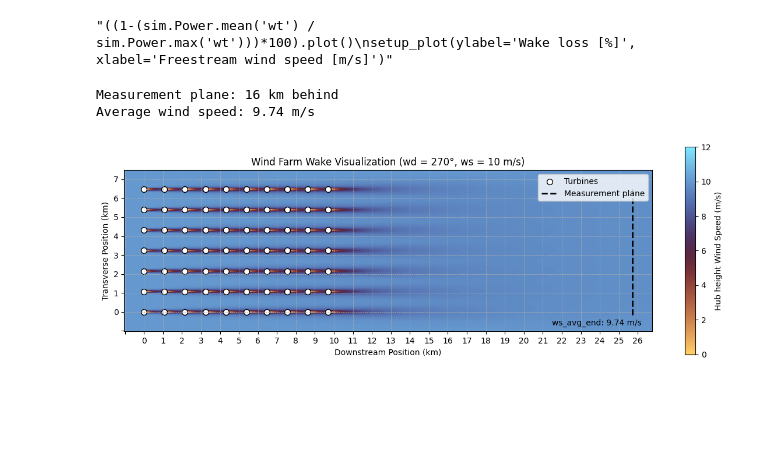
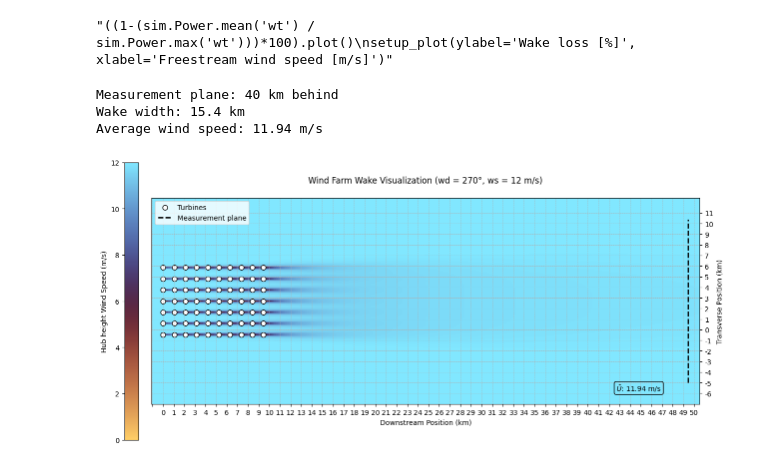
Before and after one commit to marcinsadowy/WTABL, a Jupyter notebook: TurbOPark.ipynb, the cells around one changed output. Drawn from its saved outputs; the diff is of its cells as text; code cells hidden in the pictures; blank space fills up the shorter version.

Commit message:
w_avg_meas regnet rigtigt, forsøger Gauss fit af park wake

```diff
--- a/TurbOPark.ipynb
+++ b/TurbOPark.ipynb
@@ -15,11 +15,11 @@ from py_wake.site._site import UniformSite
 from py_wake.site.shear import PowerShear
 from py_wake.utils.plotting import setup_plot
 # %%
-D = 154 # Rotor diameter
+D = 150 # Rotor diameter
 s = 7 # Turbine spacing
 zh = 106 # Hub height
-ws = 10 # Wind speed
-km_behind = 16 # Downstream measurement distance
+ws = 12 # Wind speed
+km_behind = 40 # Downstream measurement distance
 x_turb_no = 10
 y_turb_no = 7
 
@@ -58,77 +58,94 @@ setup_plot(xlabel='Wind speed [m/s]', ylabel='Thrust coefficient [-]', title='Th
 "for t in [0,1]:\n    plt.plot(u,wts.ct(u, type=t), label=wts.name(t))\nsetup_plot(xlabel='Wind speed [m/s]', ylabel='Thrust coefficient [-]', title='Thrust curve')"
 # %%
 u0 = [6, 7, 8, 9, 10, 11, 12, 13, 14] # [m/s]
+u0 = 10
 wd = 270 # [deg]
 ti0 = [0.09, 0.1, 0.11, 0.12, 0.14, 0.15, 0.16, 0.17, 0.18] # [-]
+ti0 = np.mean(ti0)
 
 y, x = [v.flatten() for v in np.meshgrid(np.arange(y_turb_no) * D * s, np.arange(x_turb_no) * D * s)]
 #wt1.plot(x, y)
 # %%
 site = UniformSite(shear=PowerShear(h_ref=zh, alpha=.1))
 wfm = PropagateDownwind(site, wt1, wake_deficitModel=BastankhahGaussianDeficit(use_effective_ws=True), superpositionModel=LinearSum())
-sim = wfm(x, y, ws=u0, wd=wd, TI=ti0)
+sim = wfm(x, y, ws=ws, wd=wd, TI=ti0)
 # %%
 '''((1-(sim.Power.mean('wt') / sim.Power.max('wt')))*100).plot()
 setup_plot(ylabel='Wake loss [%]', xlabel='Freestream wind speed [m/s]')'''
 # %% [output]
 "((1-(sim.Power.mean('wt') / sim.Power.max('wt')))*100).plot()\nsetup_plot(ylabel='Wake loss [%]', xlabel='Freestream wind speed [m/s]')"
 # %%
-x_end = max(x) + km_behind*1000
+x_meas = max(x) + km_behind*1000 # Measurement dist. after farm
 
-y_end = np.linspace(min(y)-D/2, max(y)+D/2, max(y)+D, endpoint=False)
+w_meas = 10000 # Measurement width after farm
 
-zh = wt1.hub_height()
+y_meas = np.linspace(min(y)-w_meas, max(y)+w_meas, max(y)+2*w_meas, endpoint=False) # y-values at x_end
 
-ws_end = np.squeeze(
-    sim.flow_map(Points(x=x_end * np.ones_like(y_end),
-                        y=y_end,
-                        h=zh * np.ones_like(y_end)))).WS_eff.values
+zh = wt1.hub_height() # wt hub height
 
-ws_avg_end = np.mean(ws_end)
+# Wind speed at all y-values
+ws_meas = np.squeeze(
+    sim.flow_map(Points(x=x_meas * np.ones_like(y_meas),
+                        y=y_meas,
+                        h=zh * np.ones_like(y_meas)))).WS_eff.values
+
+# Wake width
+y_wake = y_meas[np.round(ws_meas, 3) != ws]
+w_wake = max(y_wake) - min(y_wake)
+
+ext = abs(min(y_wake)) + 1000 # Distance to extend flowmap and axes by
+
+# Mean wind speed at x_end
+ws_avg_meas = np.mean(ws_meas[np.argmin(y_wake): np.argmax(y_wake)])
 
 print(f"Measurement plane: {km_behind} km behind")
-print(f"Average wind speed: {ws_avg_end:.2f} m/s")
+print(f'Wake width: {w_wake/1000:.1f} km')
+print(f"Average wind speed: {ws_avg_meas:.2f} m/s")
 # %% [output]
-Measurement plane: 16 km behind
-Average wind speed: 9.74 m/s
+Measurement plane: 40 km behind
+Wake width: 15.4 km
+Average wind speed: 11.94 m/s
 # %%
 # --- Wake Visualization ---
-fig, ax = plt.subplots(figsize=(12, 4))
+fig, ax = plt.subplots(figsize=(14, 6))
 
 # Compute the flow map and grid
-flow_map_grid = HorizontalGrid(x=np.linspace(min(x)-1000, max(x)+(km_behind+1)*1000, 300), y=np.linspace(min(y)-1000, max(y)+1000, 300))
+flow_map_grid = HorizontalGrid(x=np.linspace(min(x)-1000, max(x)+(km_behind+1)*1000, 300), y=np.linspace(min(y)-1000-ext, max(y)+1000+ext, 300))
 flow_map = sim.flow_map(grid=flow_map_grid)
 wake_map = flow_map.sel(wd=wd, ws=ws, method="nearest")
 vmin, vmax = 0, 12
 
-wake_map.WS_eff.plot(ax=ax, cmap="managua", vmin=vmin, vmax=vmax, cbar_kwargs={'label': 'Hub height Wind Speed (m/s)'})
+wake_map.WS_eff.plot(ax=ax, cmap="managua", vmin=vmin, vmax=vmax, cbar_kwargs={'label': 'Hub height Wind Speed (m/s)', 'location': 'left', "pad": 0.02})
 
 # Plot turbine positions
 ax.scatter(x, y, color="white", marker="o", s=50, label="Turbines", edgecolor="black", linewidth=1)
-ax.vlines(x=x_end, ymin=min(y)-1*D, ymax=max(y)+1*D, color='black', linestyle='--', linewidth=2, label="Measurement plane")
-ax.set_title("Wind Farm Wake Visualization (wd = " + str(wd) + "°, ws = " + str(ws) + " m/s)")
+ax.vlines(x=x_meas, ymin=min(y_wake), ymax=max(y_wake), color='black', linestyle='--', linewidth=2, label="Measurement plane")
+ax.set_title("\nWind Farm Wake Visualization (wd = " + str(wd) + "°, ws = " + str(ws) + " m/s)\n")
 ax.set_xlabel("Downstream Position (km)")
 ax.set_ylabel("Transverse Position (km)")
 ax.set_aspect('equal')
-ax.legend(loc='best')
-plt.text(0.98, 0.075, f'ws_avg_end: {ws_avg_end:.2f} m/s', ha='right', va='top', transform=ax.transAxes)
+ax.legend(loc='upper left')
+plt.text(0.93, 0.1, r'$\bar{U}$: ' + f'{ws_avg_meas:.2f} m/s', ha='right', va='top', transform=ax.transAxes, bbox=dict(boxstyle='round', facecolor='none', alpha=1))
 
 # Add axis labels
 xticks = np.arange(min(x), max(x)+(km_behind+1)*1000, 1000)
-yticks = np.arange(min(y), max(y)+1000, 1000)
+yticks = np.arange(min(y)-ext, max(y)+ext, 1000)
 
 ax.set_xticks(xticks)
 ax.set_xticklabels([f"{val/1000:.0f}" for val in xticks])  # Convert to km
 ax.set_yticks(yticks)
 ax.set_yticklabels([f"{val/1000:.0f}" for val in yticks])  # Convert to km
 
 # Add grid with ticklines
 ax.set_xticks(np.arange(min(x)-1000, max(x)+(km_behind+1)*1000, 1000))
-ax.set_yticks(np.arange(min(y)-1000, max(y)+1000, 1000))
+ax.set_yticks(np.arange(min(y)-ext, max(y)+ext, 1000))
 ax.grid(True, which='both', linestyle='--', linewidth=0.5)
 
+ax.yaxis.set_label_position("right")
+ax.yaxis.tick_right()
+
 plt.tight_layout()
 # %% [output]
-[figure, old version]
+[figure, new version]
 # %%
 plt.figure(figsize=(8, 4))
```
Also changed, not shown: parts of 1 cell of this notebook.
